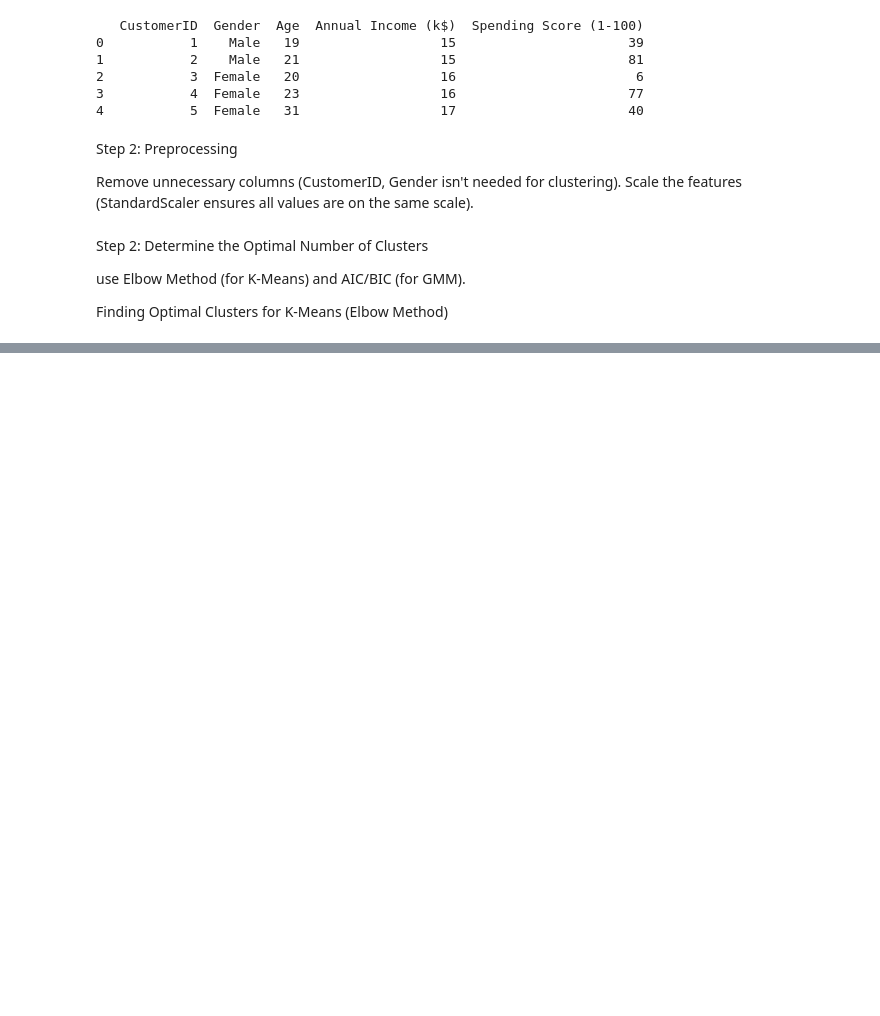
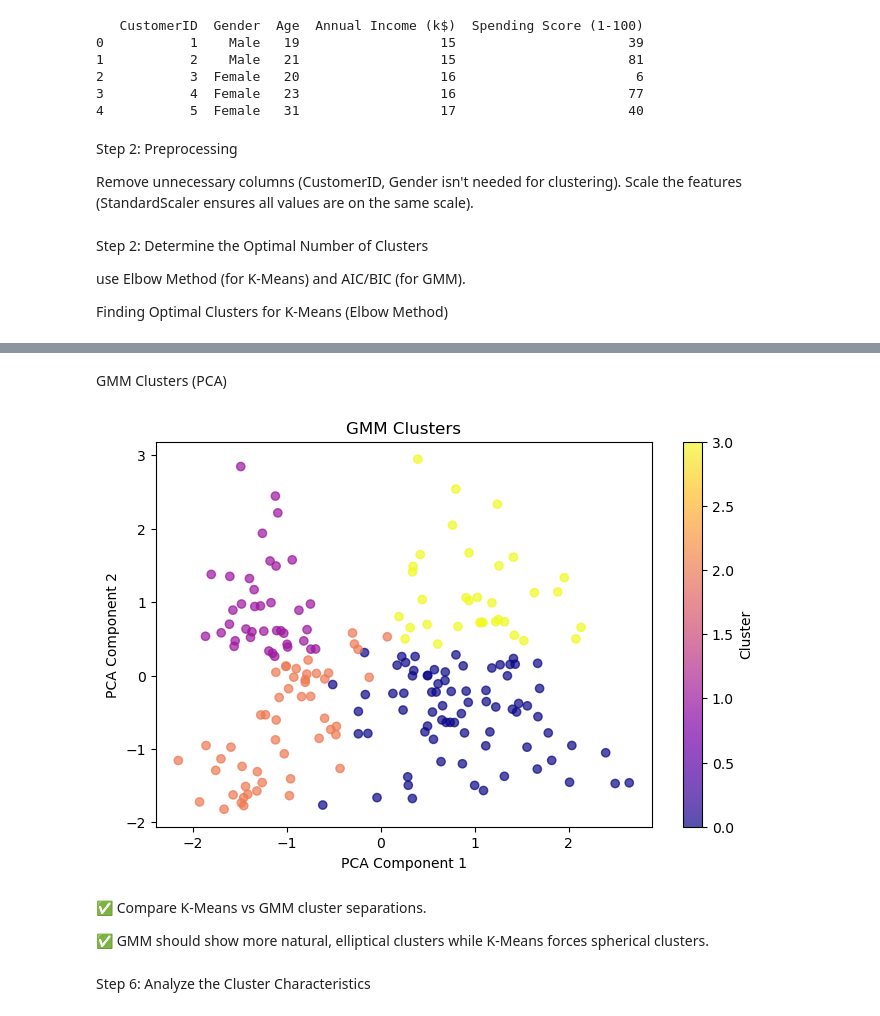
Before and after one commit to vishnuas22/Machine-Learning, a Jupyter notebook: 19.04 Gaussian Mixture VS KMeans.ipynb, the cells around one changed output, grey strips where cells are left out. Drawn from its saved outputs; the diff is of its cells as text; code cells hidden in the pictures; blank space fills up the shorter version.

```diff
--- a/19.04 Gaussian Mixture VS KMeans.ipynb
+++ b/19.04 Gaussian Mixture VS KMeans.ipynb
@@ -70,0 +224,24 @@ for i in range(2,11):
+# %% [markdown]
+ GMM Clusters (PCA)
+# %%
+plt.figure(figsize=(8,5))
+
+plt.scatter(X_pca[:,0],X_pca[:,1], c=df['GMM Cluster'], cmap='plasma',alpha=0.7)
+
+plt.xlabel('PCA Component 1')
+
+plt.ylabel('PCA Component 2')
+
+plt.title('GMM Clusters')
+
+plt.colorbar(label='Cluster')
+
+plt.show()
+# %% [output]
+[figure, added]
+# %% [markdown]
+✅ Compare K-Means vs GMM cluster separations.
+
+✅ GMM should show more natural, elliptical clusters while K-Means forces spherical clusters.
+# %% [markdown]
+Step 6: Analyze the Cluster Characteristics
```
Also changed, not shown: parts of 17 cells of this notebook.
